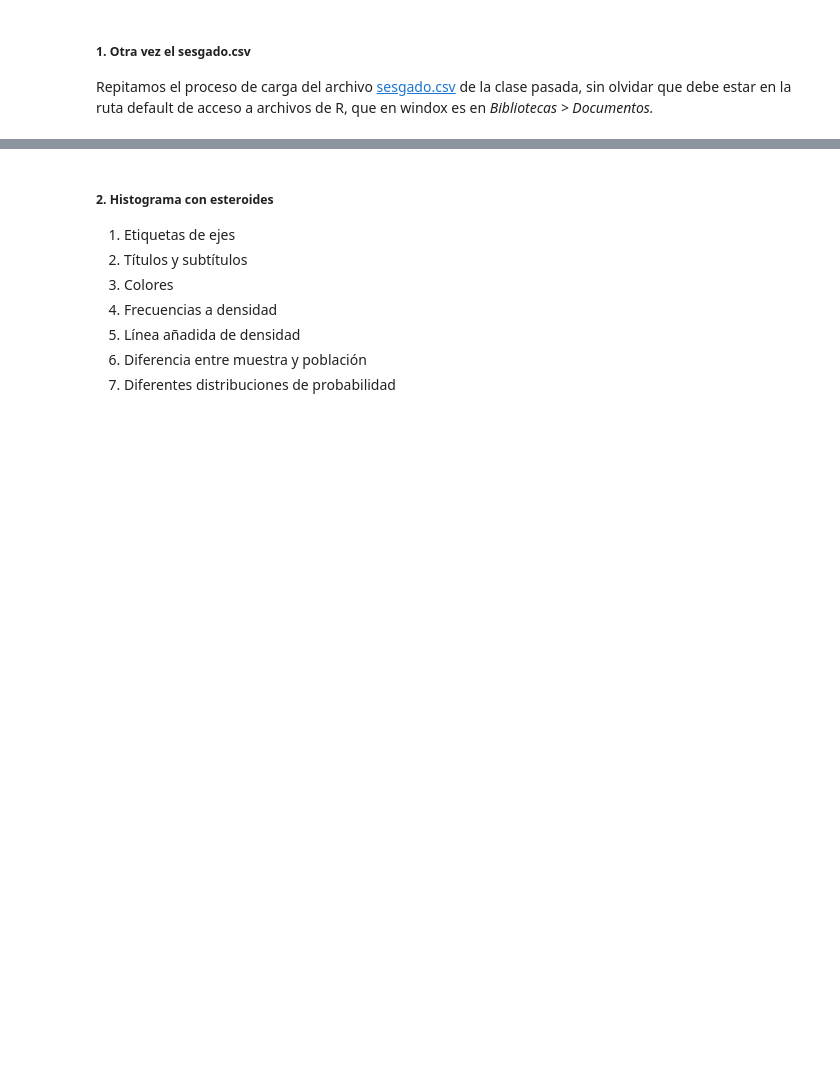
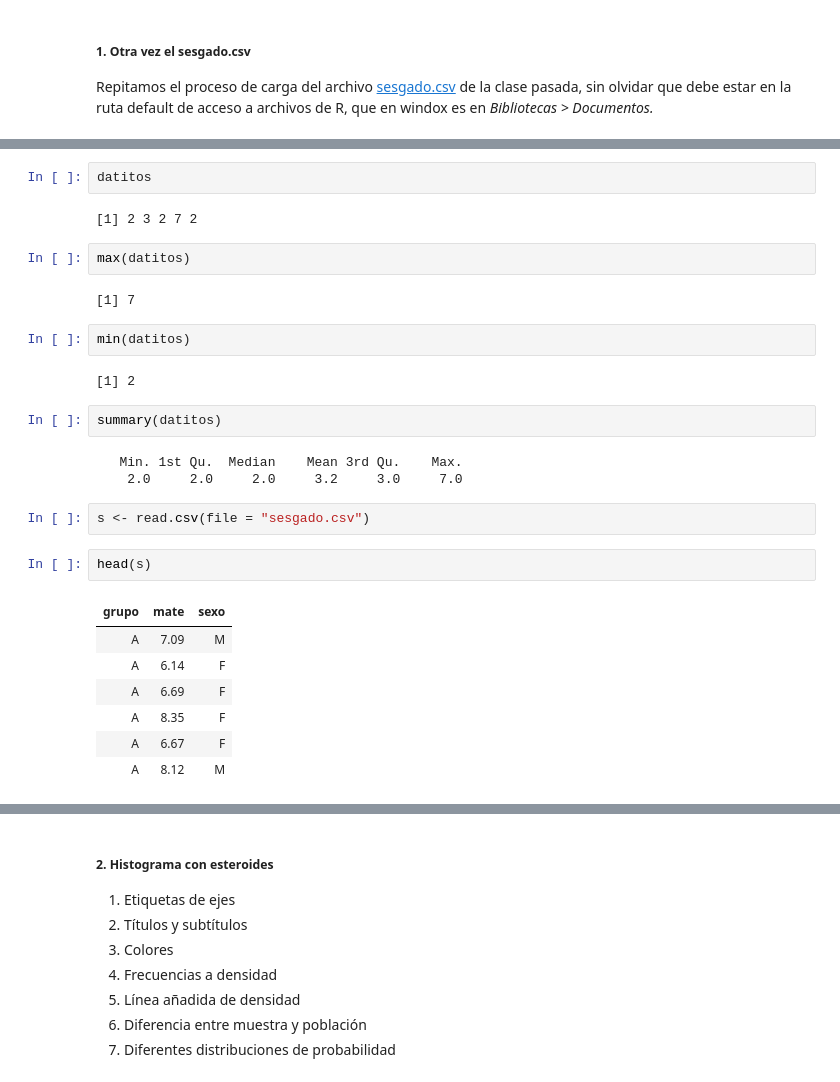
Before and after one commit to juanpedrovasquez/ApuntesSeminario1Doctorado, a Jupyter notebook: session_03_2018-11-24.ipynb, the cells around one changed output, grey strips where cells are left out. Drawn from its saved outputs; the diff is of its cells as text; blank space fills up the shorter version.

```diff
--- a/session_03_2018-11-24.ipynb
+++ b/session_03_2018-11-24.ipynb
@@ -11,0 +26,29 @@ Repitamos el proceso de carga del archivo [sesgado.csv](https://drive.google.com
+# %%
+datitos
+# %% [output]
+[1] 2 3 2 7 2
+# %%
+max(datitos)
+# %% [output]
+[1] 7
+# %%
+min(datitos)
+# %% [output]
+[1] 2
+# %%
+summary(datitos)
+# %% [output]
+   Min. 1st Qu.  Median    Mean 3rd Qu.    Max.
+    2.0     2.0     2.0     3.2     3.0     7.0
+# %%
+s <- read.csv(file = "sesgado.csv")
+# %%
+head(s)
+# %% [output]
+| grupo | mate | sexo |
+| A | 7.09 | M |
+| A | 6.14 | F |
+| A | 6.69 | F |
+| A | 8.35 | F |
+| A | 6.67 | F |
+| A | 8.12 | M |
```
Also changed, not shown: parts of 14 cells of this notebook.
